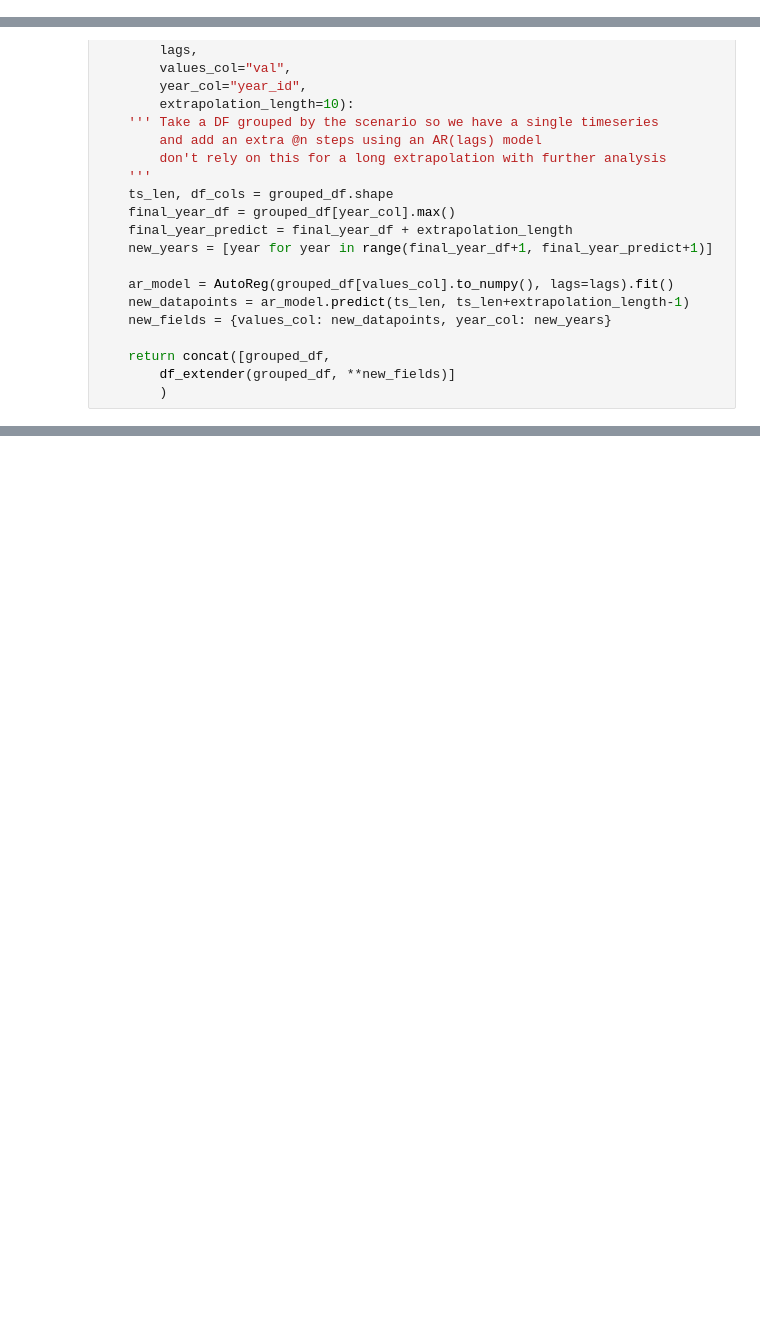
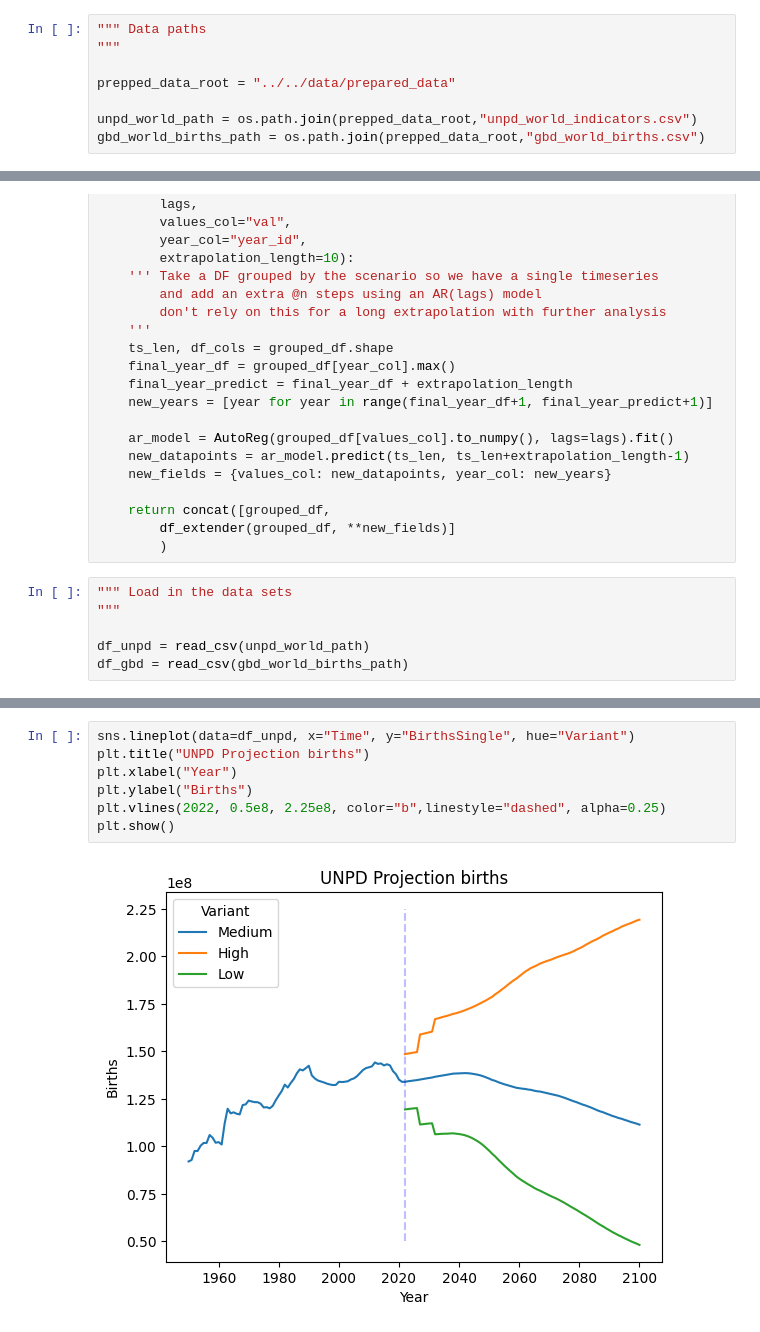
Before and after one commit to Niallfealty/n8b_un_foundation, a Jupyter notebook: model_analysis/exploratory/notebooks/initial_results/ComputeN8B.ipynb, the cells around one changed output, grey strips where cells are left out. Drawn from its saved outputs; the diff is of its cells as text; blank space fills up the shorter version.

Commit message:
Computed births in data prep and pulled in data for n8b analysis, did some plots

```diff
--- a/model_analysis/exploratory/notebooks/initial_results/ComputeN8B.ipynb
+++ b/model_analysis/exploratory/notebooks/initial_results/ComputeN8B.ipynb
@@ -11,6 +11,14 @@ from statsmodels.tsa.ar_model import AutoReg
 
 import seaborn as sns
 import os
+# %%
+""" Data paths
+"""
+
+prepped_data_root = "../../data/prepared_data"
+
+unpd_world_path = os.path.join(prepped_data_root,"unpd_world_indicators.csv")
+gbd_world_births_path = os.path.join(prepped_data_root,"gbd_world_births.csv")
 # %%
 """ Functions for extending projections on the basis of an AR(N) model
 """
@@ -52,3 +60,9 @@ def extend_ar(grouped_df,
     return concat([grouped_df,
         df_extender(grouped_df, **new_fields)]
         )
+# %%
+""" Load in the data sets
+"""
+
+df_unpd = read_csv(unpd_world_path)
+df_gbd = read_csv(gbd_world_births_path)
@@ -54,0 +89,9 @@ def extend_ar(grouped_df,
+# %%
+sns.lineplot(data=df_unpd, x="Time", y="BirthsSingle", hue="Variant")
+plt.title("UNPD Projection births")
+plt.xlabel("Year")
+plt.ylabel("Births")
+plt.vlines(2022, 0.5e8, 2.25e8, color="b",linestyle="dashed", alpha=0.25)
+plt.show()
+# %% [output]
+[figure, added]
```
Also changed, not shown: parts of 2 cells of this notebook, 1 other file.
